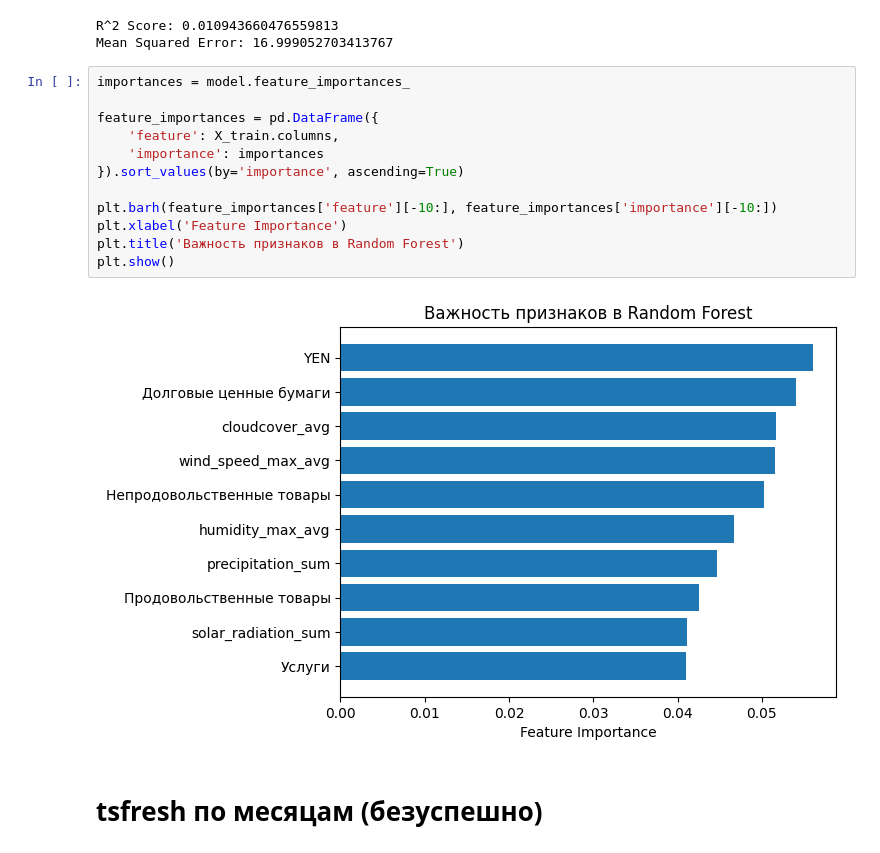
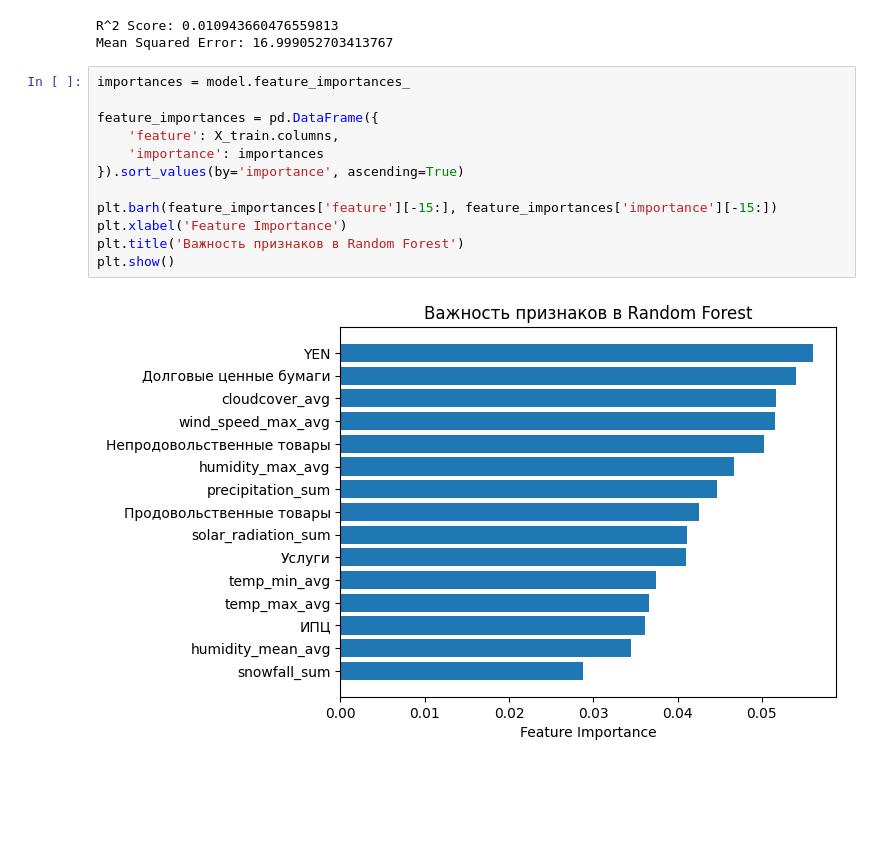
Before and after one commit to rokerius/CU_TL_Megafon_NPS, a Jupyter notebook: denis/workbook.ipynb, the cells around one changed output. Drawn from its saved outputs; the diff is of its cells as text; blank space fills up the shorter version.

```diff
--- a/denis/workbook.ipynb
+++ b/denis/workbook.ipynb
@@ -214,16 +184,14 @@ Mean Squared Error: 16.999052703413767
 # %%
 importances = model.feature_importances_
 
 feature_importances = pd.DataFrame({
     'feature': X_train.columns,
     'importance': importances
 }).sort_values(by='importance', ascending=True)
 
-plt.barh(feature_importances['feature'][-10:], feature_importances['importance'][-10:])
+plt.barh(feature_importances['feature'][-15:], feature_importances['importance'][-15:])
 plt.xlabel('Feature Importance')
 plt.title('Важность признаков в Random Forest')
 plt.show()
 # %% [output]
-[figure, old version]
+[figure, new version]
-# %% [markdown]
-# tsfresh по месяцам (безуспешно)
```
Also changed, not shown: parts of 10 cells of this notebook, 27 other files.
